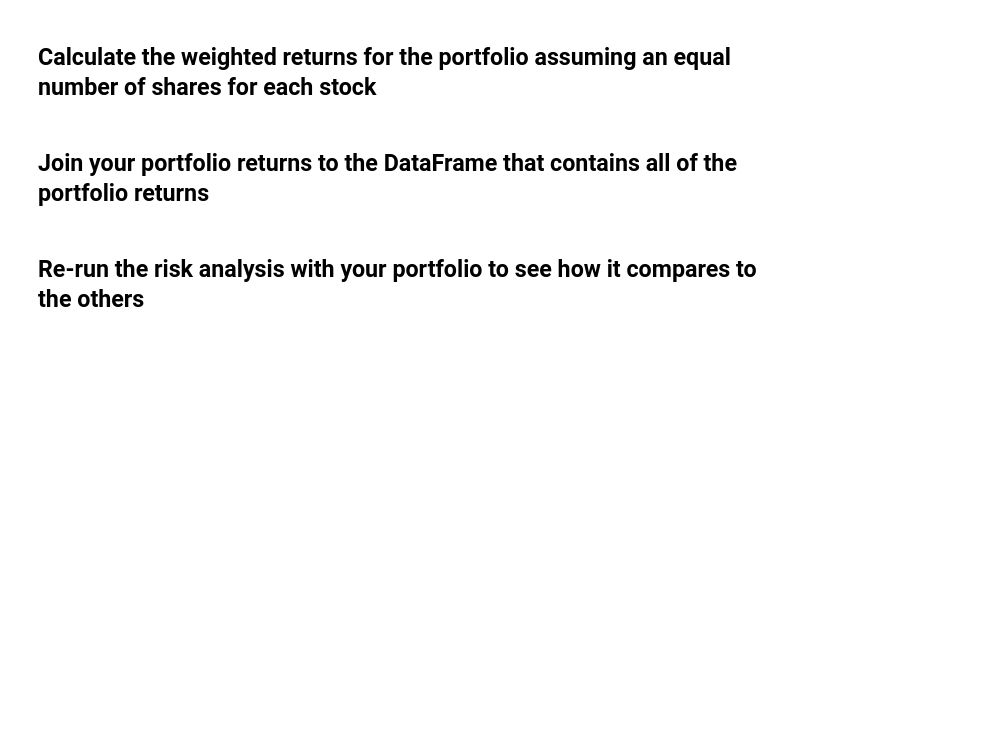
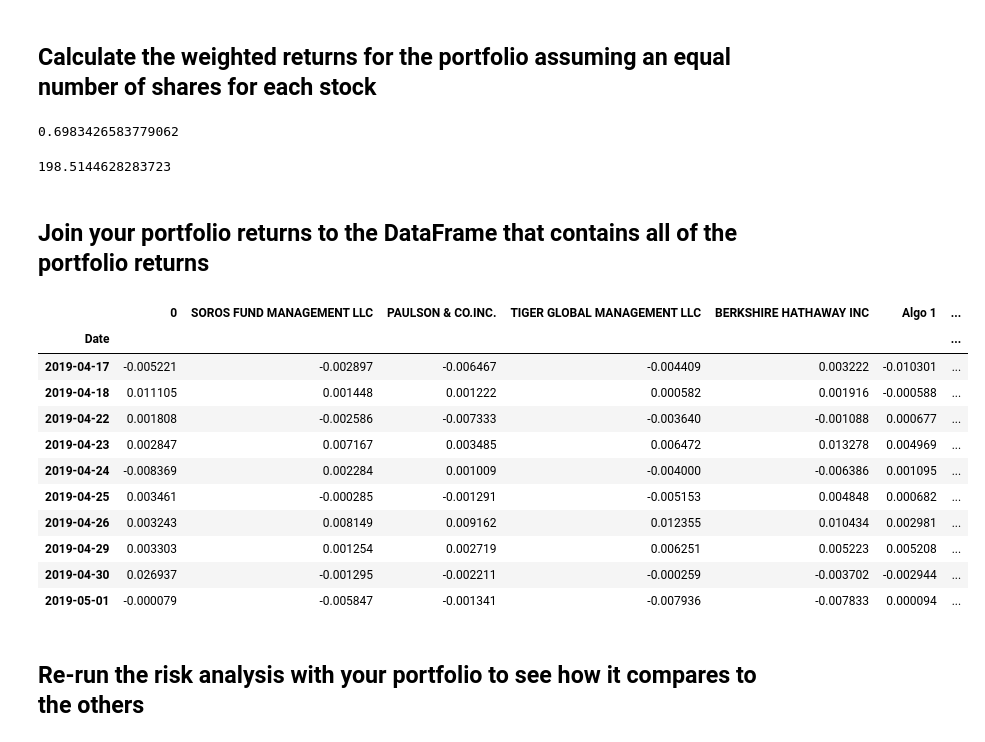
Before and after one commit to Rahdy52/Homework-3, a Jupyter notebook: whale_analysis.ipynb, the cells around one changed output. Drawn from its saved outputs; the diff is of its cells as text; code cells hidden in the pictures; blank space fills up the shorter version.

```diff
--- a/whale_analysis.ipynb
+++ b/whale_analysis.ipynb
@@ -453,2 +492,4 @@ In this section, you will build your own portfolio of stocks, calculate the retu
 # %%
 # Combine all stocks in a single DataFrame
+own_portfolio_df = pd.concat([l_historical_df, otex_historical_df, shop_historical_df], axis="columns", join="inner")
+own_portfolio_df.sort_index()
@@ -457,2 +511,3 @@ In this section, you will build your own portfolio of stocks, calculate the retu
 # %%
 # Reorganize portfolio data by having a column per symbol
+own_portfolio_df.columns = ["L", "OTEX", "SHOP"]
@@ -459,6 +524,7 @@ In this section, you will build your own portfolio of stocks, calculate the retu
 # %%
 # Calculate daily returns
-
+own_portfolio_ret = own_portfolio_df.pct_change()
 # Drop NAs
-
+own_portfolio_ret.dropna(inplace=True)
 # Display sample data
+own_portfolio_ret.head()
@@ -469,12 +543,35 @@ In this section, you will build your own portfolio of stocks, calculate the retu
 weights = [1/3, 1/3, 1/3]
 
 # Calculate portfolio return
-
-# Display sample data
+own_portfolio_weighted = own_portfolio_ret.dot(weights)
+own_portfolio_weighted.sum()
+# %% [output]
+0.6983426583779062
+# %%
+cum_ret = (1 + own_portfolio_weighted).cumprod() - 1
+# Display sample data
+cum_ret.sum()
+# %% [output]
+198.5144628283723
 # %% [markdown]
 ## Join your portfolio returns to the DataFrame that contains all of the portfolio returns
 # %%
 # Join your returns DataFrame to the original returns DataFrame
+all_portfolio_ret = pd.concat([own_portfolio_weighted, whale_ret_df, algo_ret_df, sp_tsx60_daily_ret_df], axis="columns", join="inner")
+all_portfolio_ret.tail(10)
+# %% [output]
+|  | 0 | SOROS FUND MANAGEMENT LLC | PAULSON & CO.INC. | TIGER GLOBAL MANAGEMENT LLC | BERKSHIRE HATHAWAY INC | Algo 1 | ... |
+| Date |  |  |  |  |  |  | ... |
+| 2019-04-17 | -0.005221 | -0.002897 | -0.006467 | -0.004409 | 0.003222 | -0.010301 | ... |
+| 2019-04-18 | 0.011105 | 0.001448 | 0.001222 | 0.000582 | 0.001916 | -0.000588 | ... |
+| 2019-04-22 | 0.001808 | -0.002586 | -0.007333 | -0.003640 | -0.001088 | 0.000677 | ... |
+| 2019-04-23 | 0.002847 | 0.007167 | 0.003485 | 0.006472 | 0.013278 | 0.004969 | ... |
+| 2019-04-24 | -0.008369 | 0.002284 | 0.001009 | -0.004000 | -0.006386 | 0.001095 | ... |
+| 2019-04-25 | 0.003461 | -0.000285 | -0.001291 | -0.005153 | 0.004848 | 0.000682 | ... |
+| 2019-04-26 | 0.003243 | 0.008149 | 0.009162 | 0.012355 | 0.010434 | 0.002981 | ... |
+| 2019-04-29 | 0.003303 | 0.001254 | 0.002719 | 0.006251 | 0.005223 | 0.005208 | ... |
+| 2019-04-30 | 0.026937 | -0.001295 | -0.002211 | -0.000259 | -0.003702 | -0.002944 | ... |
+| 2019-05-01 | -0.000079 | -0.005847 | -0.001341 | -0.007936 | -0.007833 | 0.000094 | ... |
 # %%
 # Only compare dates where return data exists for all the stocks (drop NaNs)
 # %% [markdown]
```
Also changed, not shown: parts of 10 cells of this notebook.
